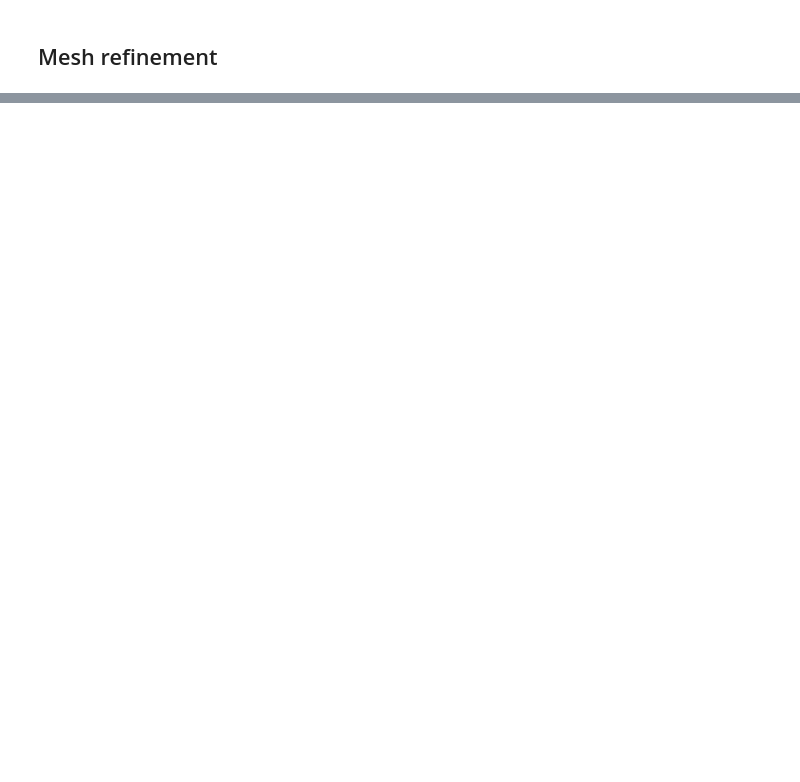
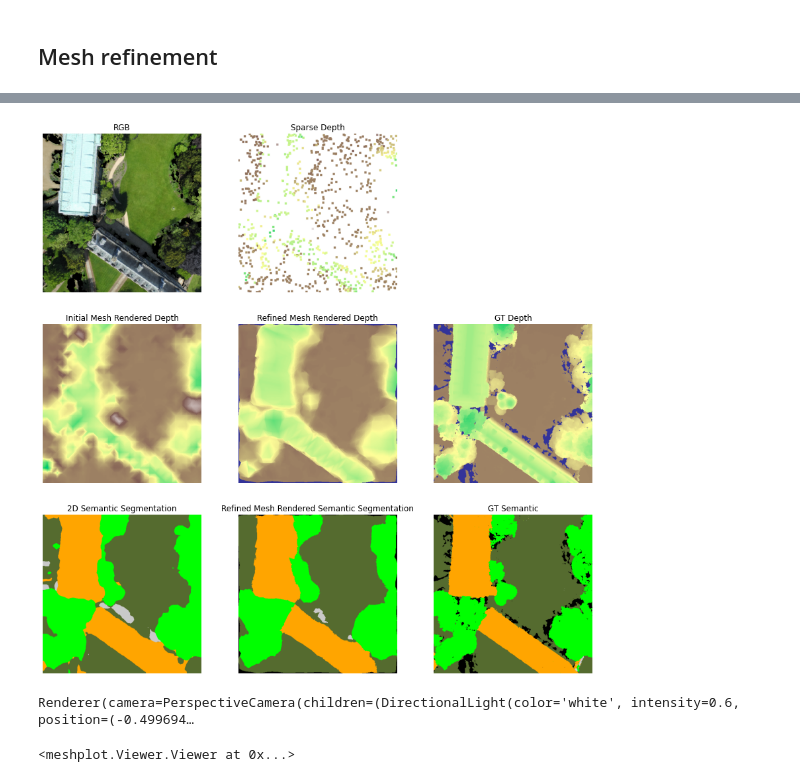
Before and after one commit to FengQiaojun/TerrainMesh, a Jupyter notebook: demo.ipynb, the cells around one changed output, grey strips where cells are left out. Saved outputs shown, nothing was run; the diff lists cells and outputs as text; code cells hidden in the pictures; blank space fills up the shorter version.

```diff
--- a/demo.ipynb
+++ b/demo.ipynb
@@ -80,8 +80,8 @@ preprocess = transforms.Compose([
 
 input_tensor = preprocess(rgb)
 input_img = input_tensor.unsqueeze(0).to(device)
-pred_semantic = model_2dseg(input_img)["out"]
-pred_semantic = pred_semantic.detach().max(dim=1)[1].cpu().numpy()[0,::]
+pred_semantic_features = model_2dseg(input_img)["out"]
+pred_semantic = pred_semantic_features.detach().max(dim=1)[1].cpu().numpy()[0,::]
 pred_semantic_vis = convert_class_to_rgb_sensat_simplified(pred_semantic)
 
 fig, (ax1, ax2) = plt.subplots(1,2,figsize=(10,5))
@@ -166,0 +179,57 @@ hello
+# %%
+from mesh_init.mesh_renderer import render_mesh_texture
+from utils.semantic_labels import convert_class_to_rgb_sensat_simplified
+from vis.vis import pseudo_color_map
+
+device = torch.device("cuda:0")
+depth_min = 40
+depth_max = 90
+image_size = 512
+focal_length = -2
+
+refine_mesh_semantic, refine_mesh_depth = render_mesh_texture(refine_mesh,image_size=image_size,focal_length=focal_length,device=device)
+refine_mesh_semantic_vis = convert_class_to_rgb_sensat_simplified(refine_mesh_semantic)
+refine_mesh_depth_vis = pseudo_color_map(refine_mesh_depth,depth_min,depth_max)
+
+fig, ((ax11,ax12,ax13),(ax21,ax22,ax23),(ax31,ax32,ax33)) = plt.subplots(3,3,figsize=(15,15))
+
+ax11.imshow(rgb)
+ax11.set_title('RGB')
+ax11.axis('off')
+ax12.imshow(sparsedepth_vis)
+ax12.set_title('Sparse Depth')
+ax12.axis('off')
+ax13.axis('off')
+
+ax21.imshow(init_mesh_depth_vis)
+ax21.set_title('Initial Mesh Rendered Depth')
+ax21.axis('off')
+ax22.imshow(refine_mesh_depth_vis)
+ax22.set_title('Refined Mesh Rendered Depth')
+ax22.axis('off')
+ax23.imshow(gt_depth_vis)
+ax23.set_title('GT Depth')
+ax23.axis('off')
+
+ax31.imshow(pred_semantic_vis)
+ax31.set_title('2D Semantic Segmentation')
+ax31.axis('off')
+ax32.imshow(refine_mesh_semantic_vis)
+ax32.set_title('Refined Mesh Rendered Semantic Segmentation')
+ax32.axis('off')
+ax33.imshow(gt_sem_vis)
+ax33.set_title('GT Semantic')
+ax33.axis('off')
+
+plt.show()
+
+refine_mesh_vertices, refine_mesh_faces = refine_mesh.get_mesh_verts_faces(0)
+refine_mesh_vertices = refine_mesh_vertices.detach().cpu().numpy()
+refine_mesh_faces = refine_mesh_faces.detach().cpu().numpy()
+refine_mesh_height_color = texture_mesh_vertices(refine_mesh_vertices, depth_min, depth_max)
+rotate_matrix = np.array([[1,0,0],[0,-1,0],[0,0,-1]])
+mp.plot(refine_mesh_vertices@rotate_matrix, refine_mesh_faces, refine_mesh_height_color)
+# %% [output]
+[figure, added]
+Renderer(camera=PerspectiveCamera(children=(DirectionalLight(color='white', intensity=0.6, position=(-0.499694…
+<meshplot.Viewer.Viewer at 0x...>
```
Also changed, not shown: parts of 4 cells of this notebook, 10 other files.
